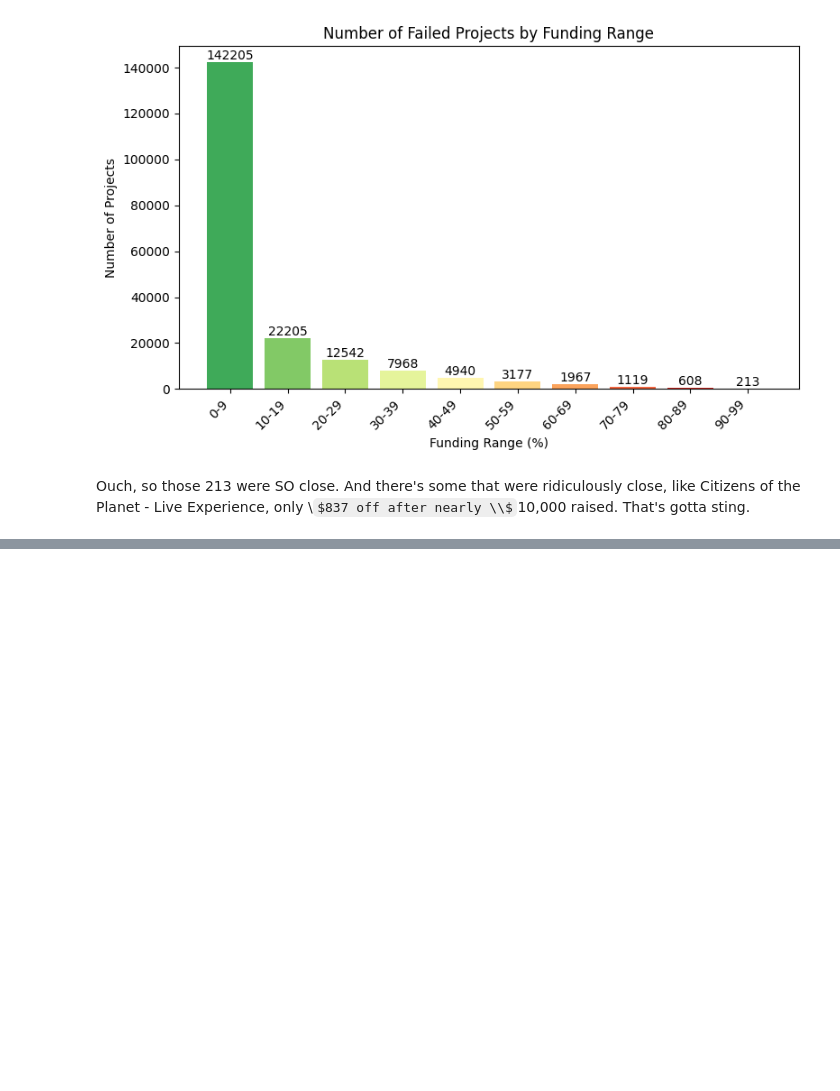
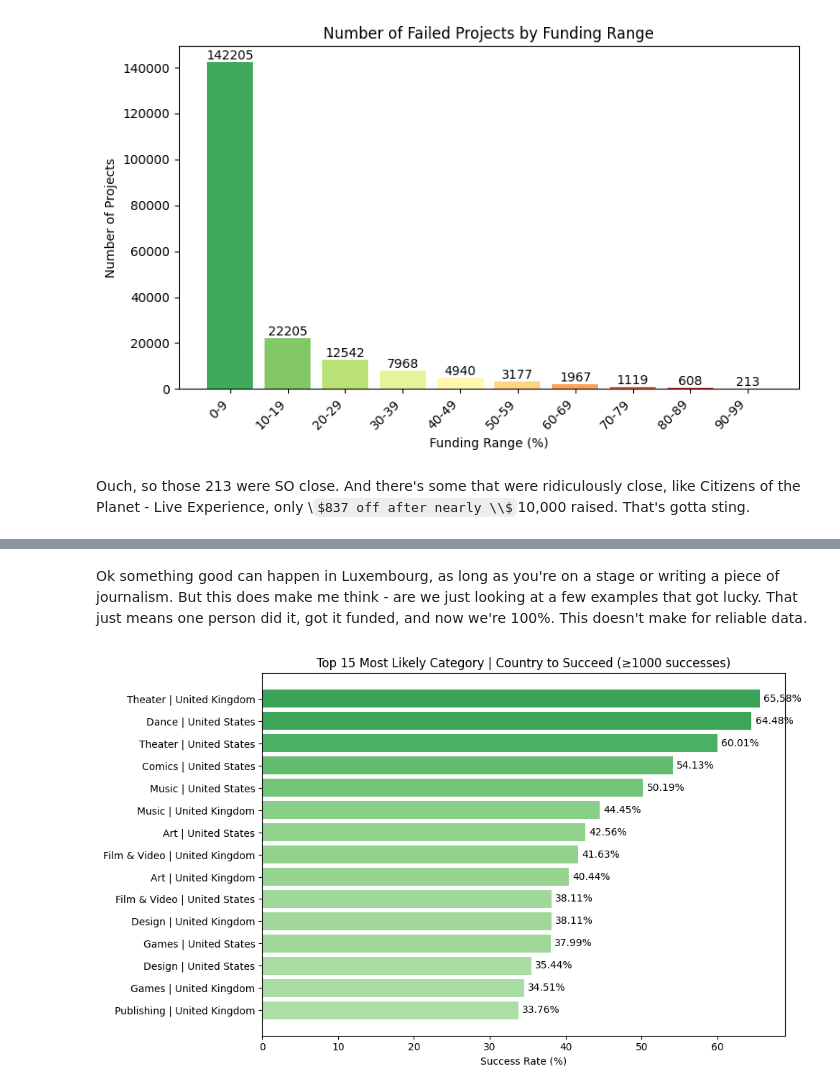
Before and after one commit to joezed/de-kickstarter-projects, a Jupyter notebook: analysis.ipynb, the cells around one changed output, grey strips where cells are left out. Cells and saved outputs as stored; diff of their text form; code cells hidden in the pictures; some formulas as TeX source; blank space fills up the shorter version.

```diff
--- a/analysis.ipynb
+++ b/analysis.ipynb
@@ -184,0 +273,30 @@ display(q2_filtered_df.loc[q2_filtered_df['ID'] == 865653284])
+# %% [markdown]
+Ok something good can happen in Luxembourg, as long as you're on a stage or writing a piece of journalism. But this does make me think - are we just looking at a few examples that got lucky. That just means one person did it, got it funded, and now we're 100%. This doesn't make for reliable data.
+# %%
+# Calculate success rate for each category-country combination as a percentage
+success_counts = df[df['State'] == 'Successful'].groupby('cat_country').size()
+total_counts = df.groupby('cat_country').size()
+success_rate = ((success_counts / total_counts) * 100).fillna(0)
+
+# Filter to only those with at least 1000 successful projects
+eligible = success_counts[success_counts >= 1000].index
+filtered_success_rate = success_rate.loc[eligible].sort_values(ascending=False)
+
+# Prepare DataFrame for visualization
+success_rate_df = filtered_success_rate.reset_index()
+success_rate_df.columns = ['cat_country', 'success_rate']
+
+# Show top 15 most likely to succeed (with at least 1000 successes)
+top_successes = success_rate_df.head(15)
+
+plt.figure(figsize=(10, 6))
+bars = plt.barh(top_successes['cat_country'], top_successes['success_rate'], color=cm.Greens(top_successes['success_rate']/100))
+plt.xlabel('Success Rate (%)')
+plt.title('Top 15 Most Likely Category | Country to Succeed (≥1000 successes)')
+plt.gca().invert_yaxis()
+for i, v in enumerate(top_successes['success_rate']):
+    plt.text(v + 0.5, i, f"{v:.2f}%", va='center')
+plt.tight_layout()
+plt.show()
+# %% [output]
+[figure, added]
```
Also changed, not shown: parts of 8 cells of this notebook.
